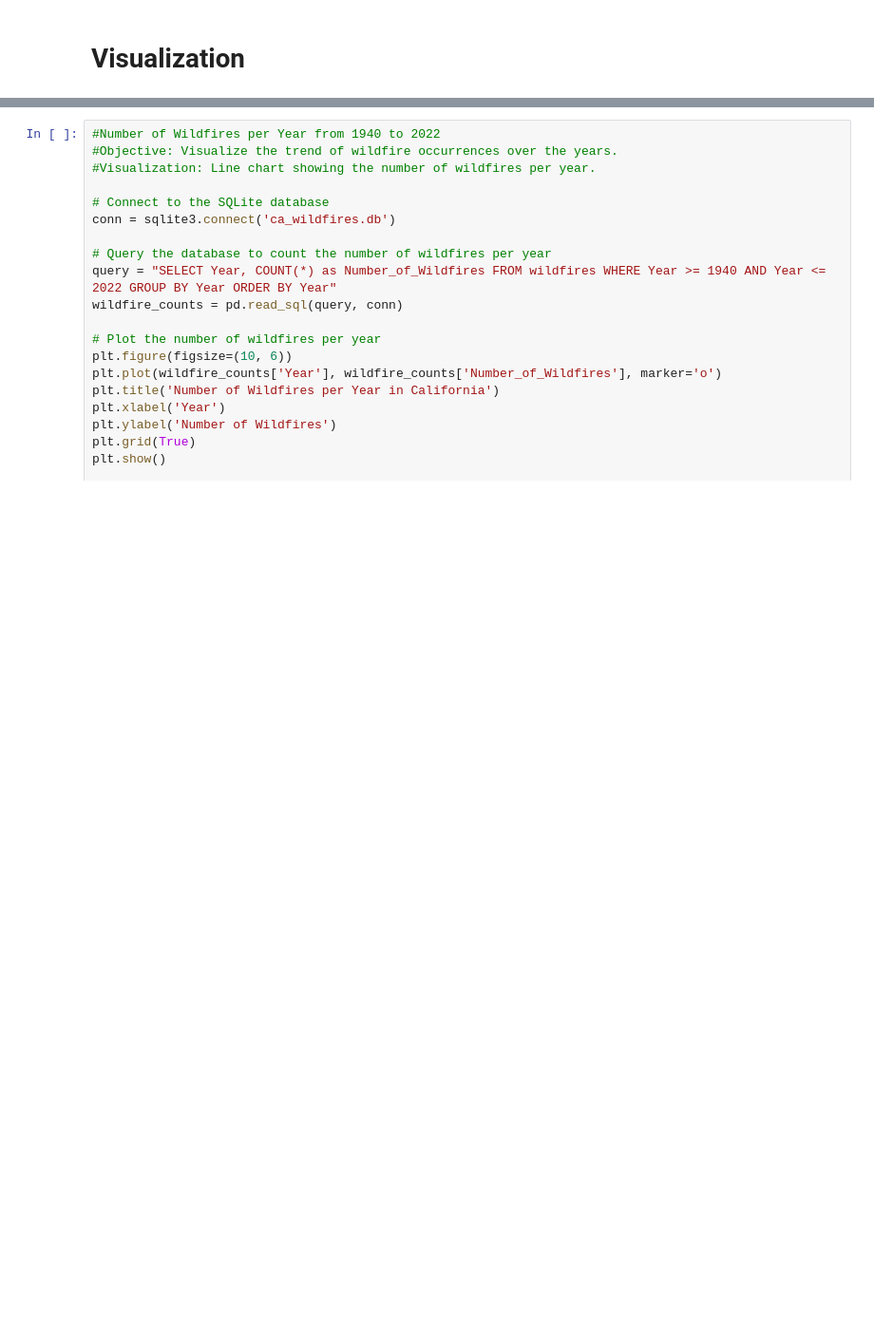
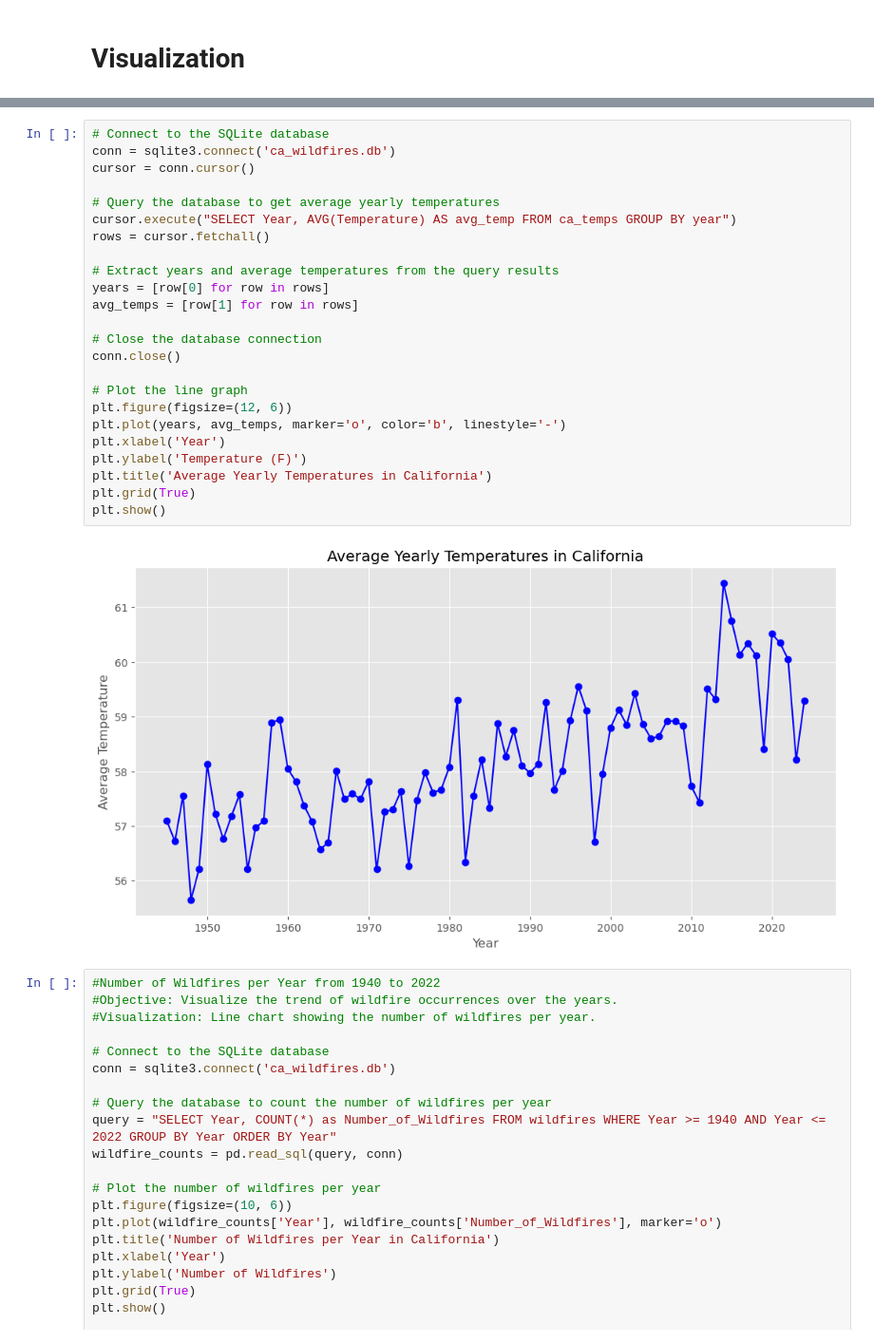
Before and after one commit to wrwr4859/UCB-Project3-Group3, a Jupyter notebook: ca_climate_change.ipynb, the cells around one changed output, grey strips where cells are left out. Shown: that part at 95% size. Cells and saved outputs as stored; diff of their text form; blank space fills up the shorter version.

Commit message:
Added Average Yearly Temperatures in California graph

```diff
--- a/ca_climate_change.ipynb
+++ b/ca_climate_change.ipynb
@@ -875,4 +875,30 @@ Index(['City', 'Date', 'Year', 'Month', 'Temperature'], dtype='object')
 [figure]
+# %%
+# Connect to the SQLite database
+conn = sqlite3.connect('ca_wildfires.db')
+cursor = conn.cursor()
+
+# Query the database to get average yearly temperatures
+cursor.execute("SELECT Year, AVG(Temperature) AS avg_temp FROM ca_temps GROUP BY year")
+rows = cursor.fetchall()
+
+# Extract years and average temperatures from the query results
+years = [row[0] for row in rows]
+avg_temps = [row[1] for row in rows]
+
+# Close the database connection
+conn.close()
+
+# Plot the line graph
+plt.figure(figsize=(12, 6))
+plt.plot(years, avg_temps, marker='o', color='b', linestyle='-')
+plt.xlabel('Year')
+plt.ylabel('Temperature (F)')
+plt.title('Average Yearly Temperatures in California')
+plt.grid(True)
+plt.show()
+# %% [output]
+[figure, added]
 # %%
 #Number of Wildfires per Year from 1940 to 2022
 #Objective: Visualize the trend of wildfire occurrences over the years.
```
Also changed, not shown: parts of 5 cells of this notebook.
